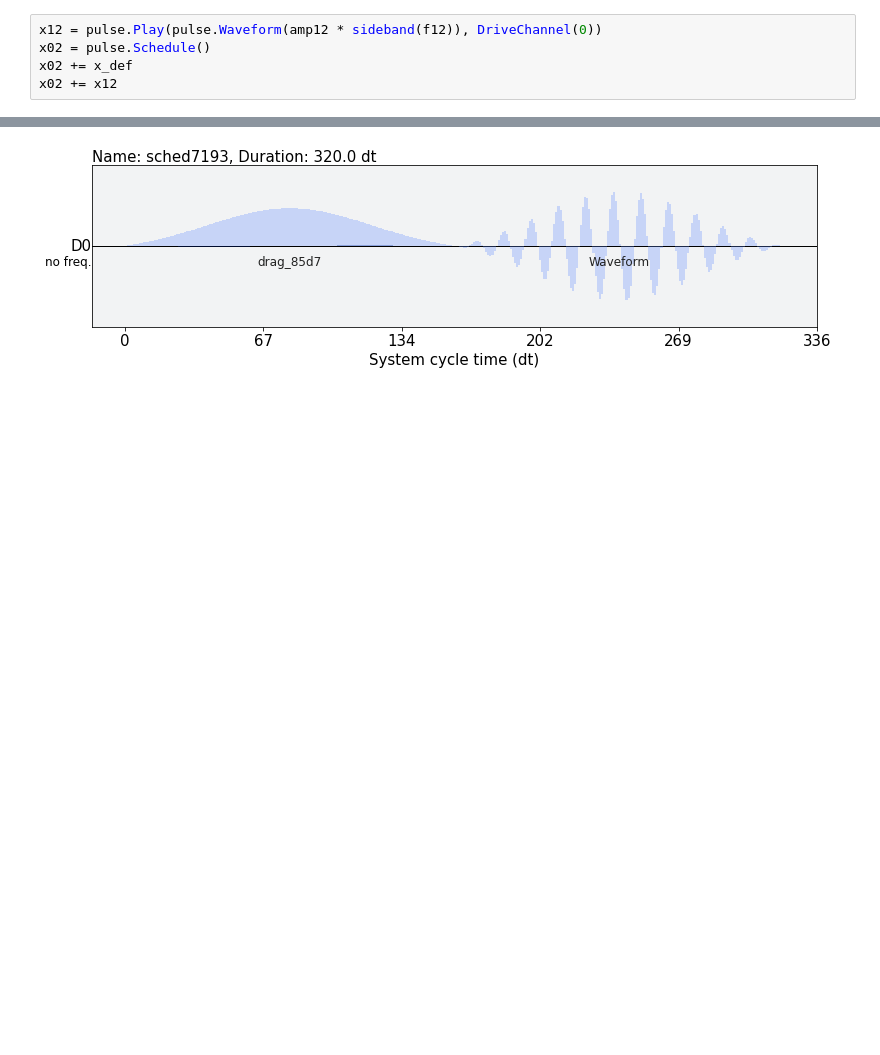
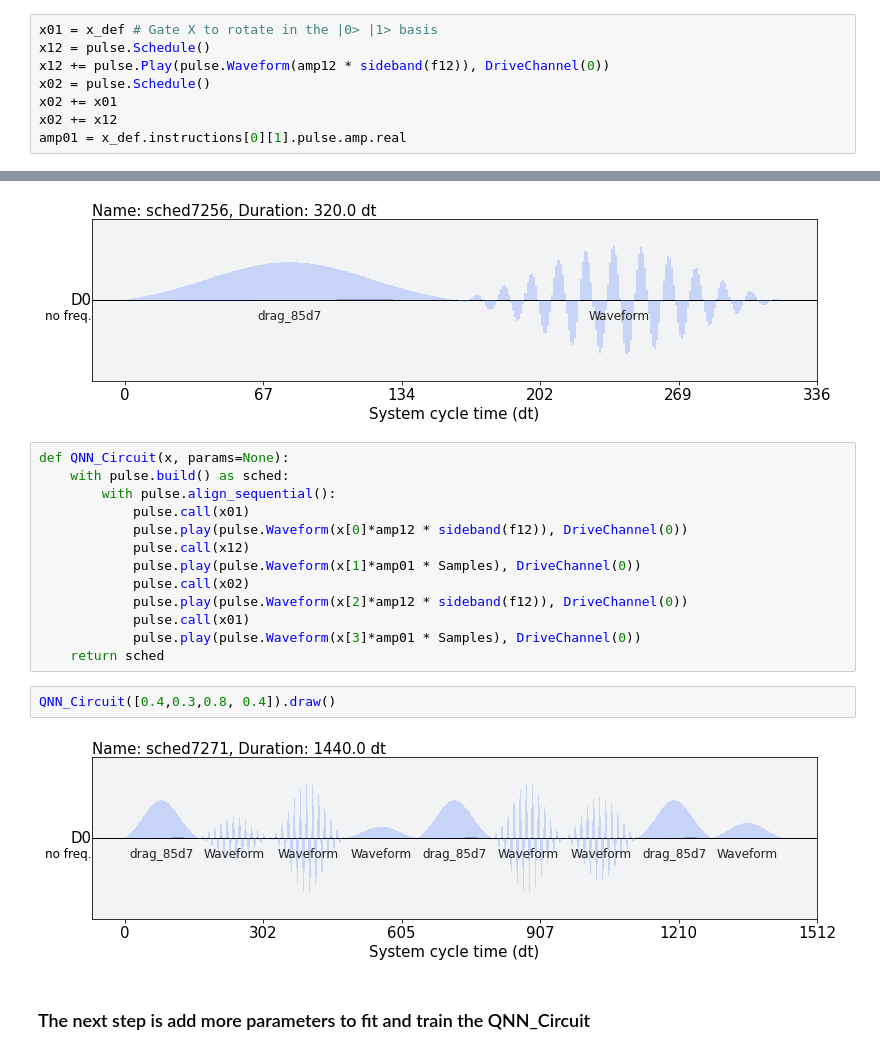
Before and after one commit to alejomonbar/Classification-Iris_using-Qutrits, a Jupyter notebook: Iris Classifier.ipynb, the cells around one changed output, grey strips where cells are left out. Drawn from its saved outputs; the diff is of its cells as text; blank space fills up the shorter version.

```diff
--- a/Iris Classifier.ipynb
+++ b/Iris Classifier.ipynb
@@ -150,9 +153,31 @@ data = np.array(data)
 # %%
-x12 = pulse.Play(pulse.Waveform(amp12 * sideband(f12)), DriveChannel(0))
+x01 = x_def # Gate X to rotate in the |0> |1> basis
+x12 = pulse.Schedule()
+x12 += pulse.Play(pulse.Waveform(amp12 * sideband(f12)), DriveChannel(0))
 x02 = pulse.Schedule()
-x02 += x_def
+x02 += x01
 x02 += x12
+amp01 = x_def.instructions[0][1].pulse.amp.real
 # %%
 x02.draw()
 # %% [output]
 [figure]
+# %%
+def QNN_Circuit(x, params=None):
+    with pulse.build() as sched:
+        with pulse.align_sequential():
+            pulse.call(x01)
+            pulse.play(pulse.Waveform(x[0]*amp12 * sideband(f12)), DriveChannel(0))
+            pulse.call(x12)
+            pulse.play(pulse.Waveform(x[1]*amp01 * Samples), DriveChannel(0))
+            pulse.call(x02)
+            pulse.play(pulse.Waveform(x[2]*amp12 * sideband(f12)), DriveChannel(0))
+            pulse.call(x01)
+            pulse.play(pulse.Waveform(x[3]*amp01 * Samples), DriveChannel(0))
+    return sched
+# %%
+QNN_Circuit([0.4,0.3,0.8, 0.4]).draw()
+# %% [output]
+[figure, added]
+# %% [markdown]
+### The next step is add more parameters to fit and train the QNN_Circuit
```
Also changed, not shown: parts of 1 cell of this notebook.
